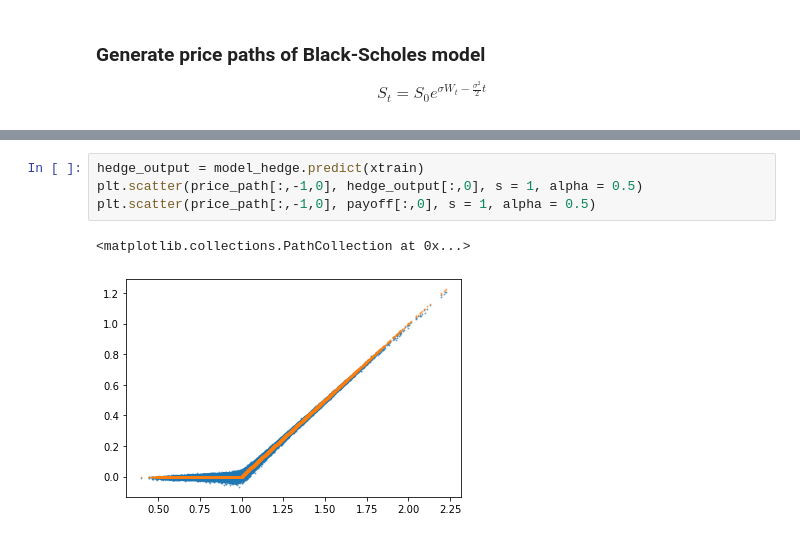
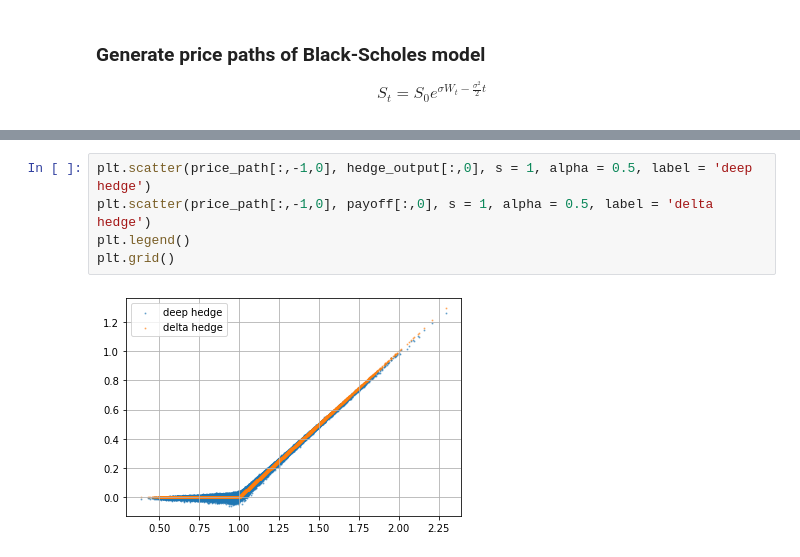
Before and after one commit to Parliamenthill/DeepHedging, a Jupyter notebook: deep hedging.ipynb, the cells around one changed output, grey strips where cells are left out. Drawn from its saved outputs; the diff is of its cells as text.

```diff
--- a/deep hedging.ipynb
+++ b/deep hedging.ipynb
@@ -152,10 +131,10 @@ Epoch 10/10
 # %%
-hedge_output = model_hedge.predict(xtrain)
-plt.scatter(price_path[:,-1,0], hedge_output[:,0], s = 1, alpha = 0.5)
-plt.scatter(price_path[:,-1,0], payoff[:,0], s = 1, alpha = 0.5)
+plt.scatter(price_path[:,-1,0], hedge_output[:,0], s = 1, alpha = 0.5, label = 'deep hedge')
+plt.scatter(price_path[:,-1,0], payoff[:,0], s = 1, alpha = 0.5, label = 'delta hedge')
+plt.legend()
+plt.grid()
 # %% [output]
-<matplotlib.collections.PathCollection at 0x...>
-[figure, old version]
+[figure, new version]
 # %%
 pr = tf.linspace(0.5,2,100)[:,None]
 he = Networks[50](pr)
```
Also changed, not shown: parts of 4 cells of this notebook, 1 other file.
